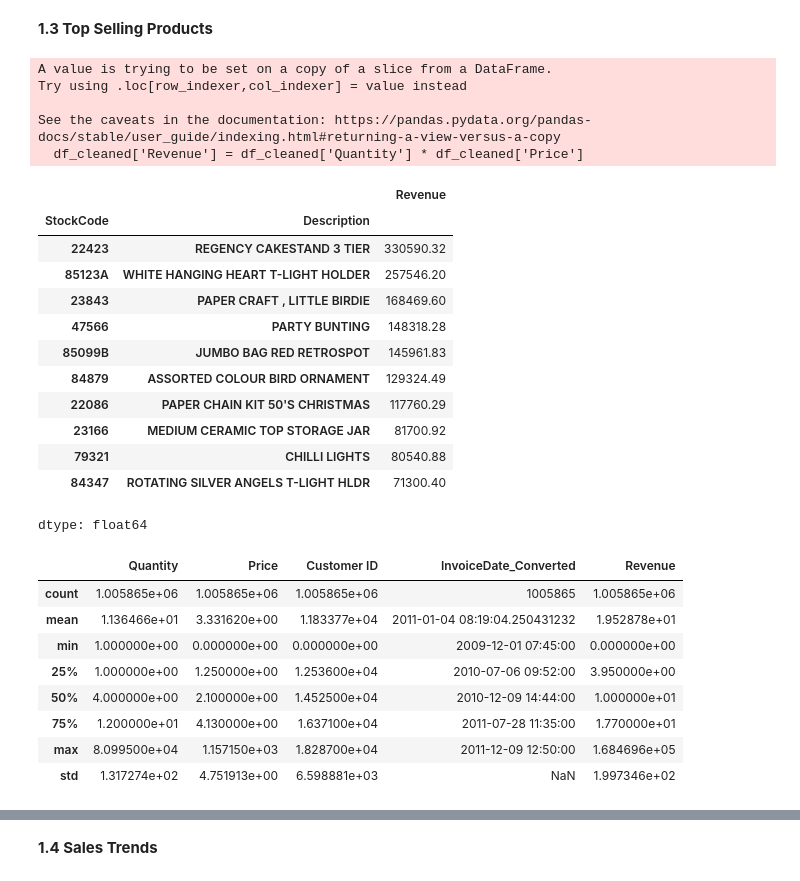
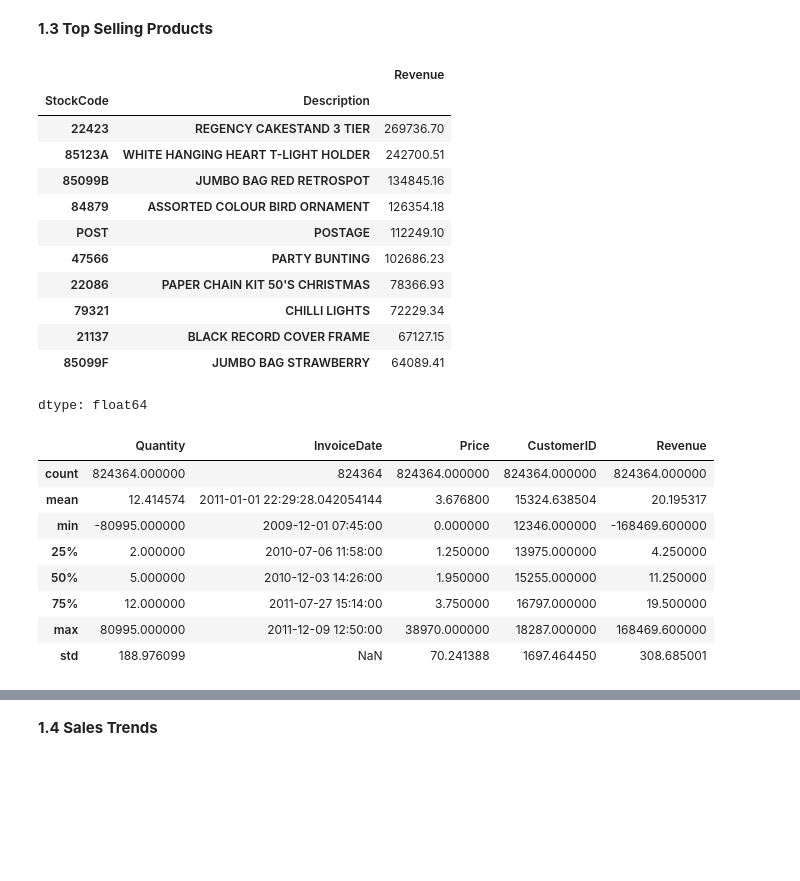
Before and after one commit to ChanhAvo/Online-Retail-Analysis, a Jupyter notebook: notebook/EDA.ipynb, the cells around one changed output, grey strips where cells are left out. Saved outputs shown, nothing was run; the diff lists cells and outputs as text; code cells hidden in the pictures; blank space fills up the shorter version.

Commit message:
Modify EDA, preprocess data

```diff
--- a/notebook/EDA.ipynb
+++ b/notebook/EDA.ipynb
@@ -35,6 +35,8 @@ df
 # **Exploratory Data Analysis**
 # %% [markdown]
 **1.1 Overview**
+# %%
+df.columns = [c.replace(' ', '') for c in df.columns]
 # %%
 df.info()
 # %% [output]
@@ -90,6 +93,13 @@ df.describe()
 | 50% | 3.000000e+00 | 2.100000e+00 | 15255.000000 |
 | 75% | 1.000000e+01 | 4.150000e+00 | 16797.000000 |
 | max | 8.099500e+04 | 3.897000e+04 | 18287.000000 |
+# %%
+reference = (df.groupby('StockCode')['Description'].agg(lambda x: x.dropna().value_counts().idxmax() if x.dropna().shape[0] > 0 else 'Unknown'))
+df['Description'] = df['Description'].fillna(df['StockCode'].map(reference))
+df = df.dropna(subset=['CustomerID'])
+# %%
+df['InvoiceDate'] = pd.to_datetime(df['InvoiceDate'])
+df['CustomerID'] = df['CustomerID'].astype(int)
 # %% [markdown]
 From the five-number summary above of two numerical columns Quantity and Price, there are significant negative values in both columns. These negative values may derive from refund and return orders.
 # %%
@@ -218,39 +177,34 @@ df_cleaned
 # %% [markdown]
 **1.3 Top Selling Products**
 # %%
-df_cleaned['Revenue'] = df_cleaned['Quantity'] * df_cleaned['Price']
-top_selling_products = df_cleaned.groupby(['StockCode', 'Description'])['Revenue'].sum().sort_values(ascending=False).head(10)
+df['Revenue'] = df['Quantity'] * df['Price']
+top_selling_products = df.groupby(['StockCode', 'Description'])['Revenue'].sum().sort_values(ascending=False).head(10)
 top_selling_products
 # %% [output]
+|  |  | Revenue |
+| StockCode | Description |  |
+| 22423 | REGENCY CAKESTAND 3 TIER | 269736.70 |
+| 85123A | WHITE HANGING HEART T-LIGHT HOLDER | 242700.51 |
+| 85099B | JUMBO BAG RED RETROSPOT | 134845.16 |
+| 84879 | ASSORTED COLOUR BIRD ORNAMENT | 126354.18 |
+| POST | POSTAGE | 112249.10 |
+| 47566 | PARTY BUNTING | 102686.23 |
+| 22086 | PAPER CHAIN KIT 50'S CHRISTMAS | 78366.93 |
+| 79321 | CHILLI LIGHTS | 72229.34 |
+| 21137 | BLACK RECORD COVER FRAME | 67127.15 |
+| 85099F | JUMBO BAG STRAWBERRY | 64089.41 |
-A value is trying to be set on a copy of a slice from a DataFrame.
-Try using .loc[row_indexer,col_indexer] = value instead
-
-See the caveats in the documentation: https://pandas.pydata.org/pandas-docs/stable/user_guide/indexing.html#returning-a-view-versus-a-copy
-  df_cleaned['Revenue'] = df_cleaned['Quantity'] * df_cleaned['Price']
+dtype: float64
-|  |  | Revenue |
-| StockCode | Description |  |
-| 22423 | REGENCY CAKESTAND 3 TIER | 330590.32 |
-| 85123A | WHITE HANGING HEART T-LIGHT HOLDER | 257546.20 |
-| 23843 | PAPER CRAFT , LITTLE BIRDIE | 168469.60 |
-| 47566 | PARTY BUNTING | 148318.28 |
-| 85099B | JUMBO BAG RED RETROSPOT | 145961.83 |
-| 84879 | ASSORTED COLOUR BIRD ORNAMENT | 129324.49 |
-| 22086 | PAPER CHAIN KIT 50'S CHRISTMAS | 117760.29 |
-| 23166 | MEDIUM CERAMIC TOP STORAGE JAR | 81700.92 |
-| 79321 | CHILLI LIGHTS | 80540.88 |
-| 84347 | ROTATING SILVER ANGELS T-LIGHT HLDR | 71300.40 |
-dtype: float64
 # %%
-df_cleaned.describe()
+df.describe()
 # %% [output]
-|  | Quantity | Price | Customer ID | InvoiceDate_Converted | Revenue |
-| count | 1.005865e+06 | 1.005865e+06 | 1.005865e+06 | 1005865 | 1.005865e+06 |
-| mean | 1.136466e+01 | 3.331620e+00 | 1.183377e+04 | 2011-01-04 08:19:04.250431232 | 1.952878e+01 |
-| min | 1.000000e+00 | 0.000000e+00 | 0.000000e+00 | 2009-12-01 07:45:00 | 0.000000e+00 |
-| 25% | 1.000000e+00 | 1.250000e+00 | 1.253600e+04 | 2010-07-06 09:52:00 | 3.950000e+00 |
-| 50% | 4.000000e+00 | 2.100000e+00 | 1.452500e+04 | 2010-12-09 14:44:00 | 1.000000e+01 |
-| 75% | 1.200000e+01 | 4.130000e+00 | 1.637100e+04 | 2011-07-28 11:35:00 | 1.770000e+01 |
-| max | 8.099500e+04 | 1.157150e+03 | 1.828700e+04 | 2011-12-09 12:50:00 | 1.684696e+05 |
-| std | 1.317274e+02 | 4.751913e+00 | 6.598881e+03 | NaN | 1.997346e+02 |
+|  | Quantity | InvoiceDate | Price | CustomerID | Revenue |
+| count | 824364.000000 | 824364 | 824364.000000 | 824364.000000 | 824364.000000 |
+| mean | 12.414574 | 2011-01-01 22:29:28.042054144 | 3.676800 | 15324.638504 | 20.195317 |
+| min | -80995.000000 | 2009-12-01 07:45:00 | 0.000000 | 12346.000000 | -168469.600000 |
+| 25% | 2.000000 | 2010-07-06 11:58:00 | 1.250000 | 13975.000000 | 4.250000 |
+| 50% | 5.000000 | 2010-12-03 14:26:00 | 1.950000 | 15255.000000 | 11.250000 |
+| 75% | 12.000000 | 2011-07-27 15:14:00 | 3.750000 | 16797.000000 | 19.500000 |
+| max | 80995.000000 | 2011-12-09 12:50:00 | 38970.000000 | 18287.000000 | 168469.600000 |
+| std | 188.976099 | NaN | 70.241388 | 1697.464450 | 308.685001 |
 # %%
 #Calculate the metrics for profit margin
```
Also changed, not shown: parts of 21 cells of this notebook, 2 other files.
